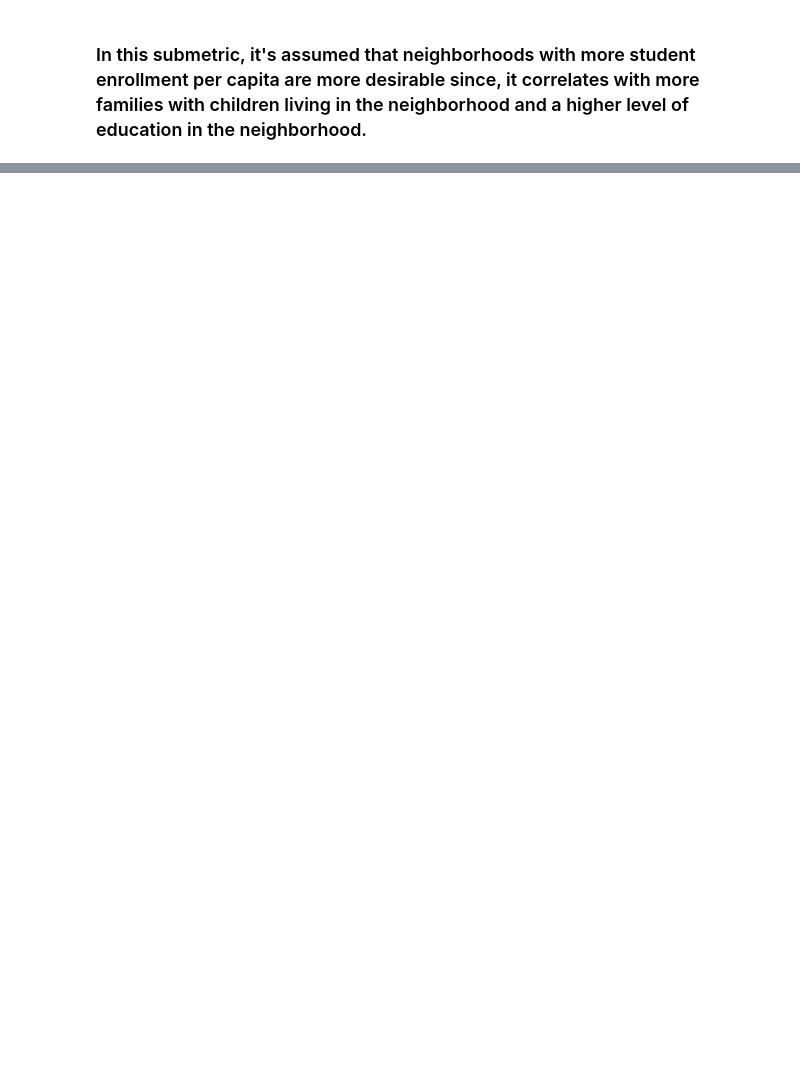
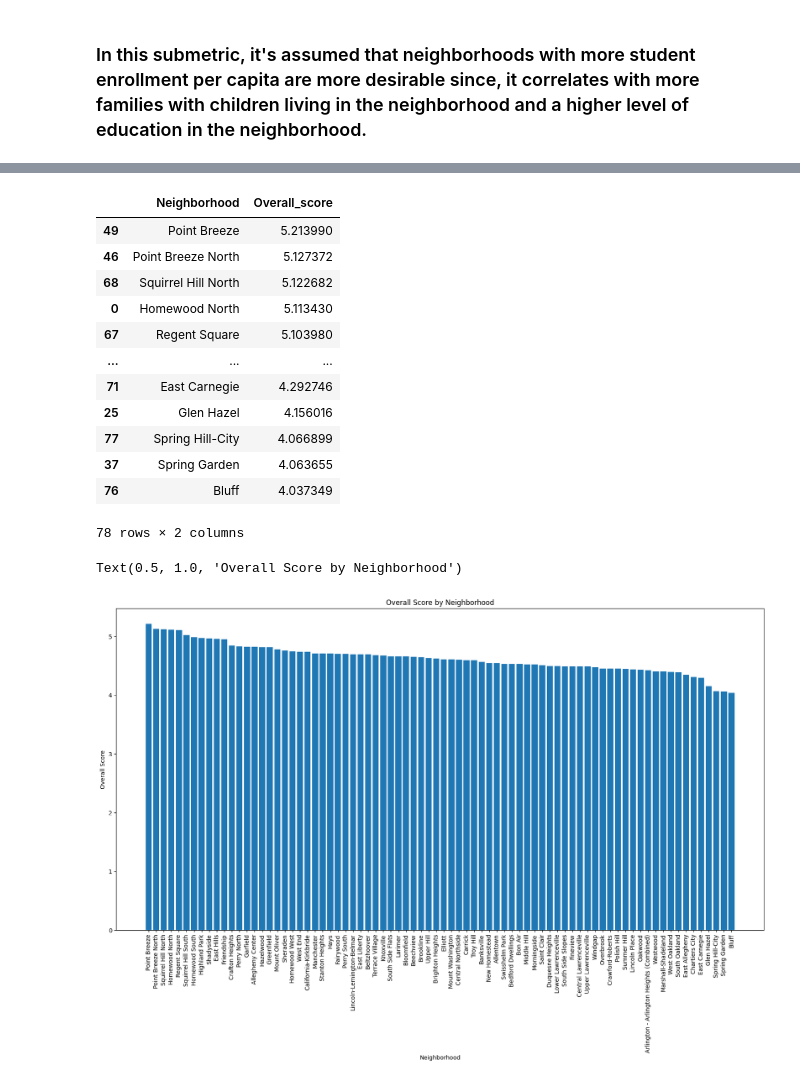
Before and after one commit to SalemZenati/BigIdeasFinalProject, a Jupyter notebook: Schools/Schools.ipynb, the cells around one changed output, grey strips where cells are left out. Cells and saved outputs as stored; diff of their text form; code cells hidden in the pictures; blank space fills up the shorter version.

```diff
--- a/Schools/Schools.ipynb
+++ b/Schools/Schools.ipynb
@@ -45,2 +47,4 @@ Text(0.5, 1.0, 'Percent of Students per Capita by Neighborhood')
+# %%
+df = df.drop(df[df['Neighborhood'] == 'Northview Heights'].index)
 # %% [markdown]
 ### In this submetric, it's assumed that neighborhoods with more student enrollment per capita are more desirable since, it correlates with more families with children living in the neighborhood and a higher level of education in the neighborhood.
@@ -46,0 +93,31 @@ Text(0.5, 1.0, 'Percent of Students per Capita by Neighborhood')
+# %%
+combined_df = pd.merge(df, edu_df, on='Neighborhood')
+
+combined_df['Overall_score'] = (combined_df['percent_students_per_capita']/combined_df['percent_students_per_capita'].max()) + 5*(combined_df['Score']/combined_df['Score'].max())
+
+combined_df = combined_df[['Neighborhood', 'Overall_score']].sort_values(by='Overall_score', ascending=False)
+
+display(combined_df)
+
+plt.figure(figsize=(20,10))
+plt.bar(combined_df['Neighborhood'], combined_df['Overall_score'])
+plt.xticks(rotation=90)
+plt.xlabel('Neighborhood')
+plt.ylabel('Overall Score')
+plt.title('Overall Score by Neighborhood')
+# %% [output]
+|  | Neighborhood | Overall_score |
+| 49 | Point Breeze | 5.213990 |
+| 46 | Point Breeze North | 5.127372 |
+| 68 | Squirrel Hill North | 5.122682 |
+| 0 | Homewood North | 5.113430 |
+| 67 | Regent Square | 5.103980 |
+| ... | ... | ... |
+| 71 | East Carnegie | 4.292746 |
+| 25 | Glen Hazel | 4.156016 |
+| 77 | Spring Hill-City | 4.066899 |
+| 37 | Spring Garden | 4.063655 |
+| 76 | Bluff | 4.037349 |
+78 rows × 2 columns
+Text(0.5, 1.0, 'Overall Score by Neighborhood')
+[figure, added]
```
Also changed, not shown: parts of 5 cells of this notebook, 1 other file.
